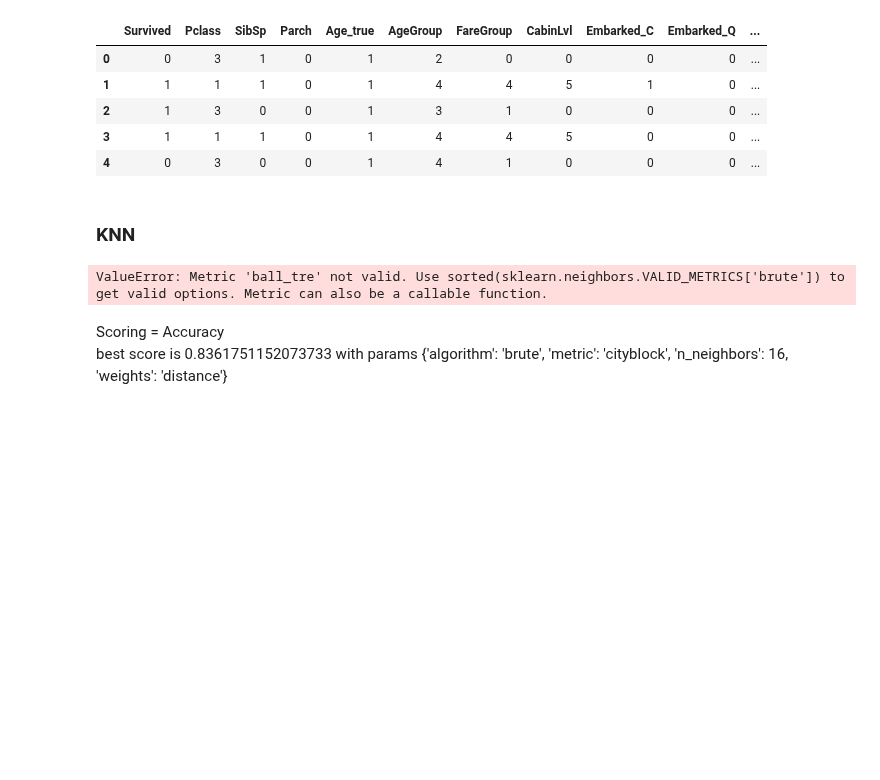
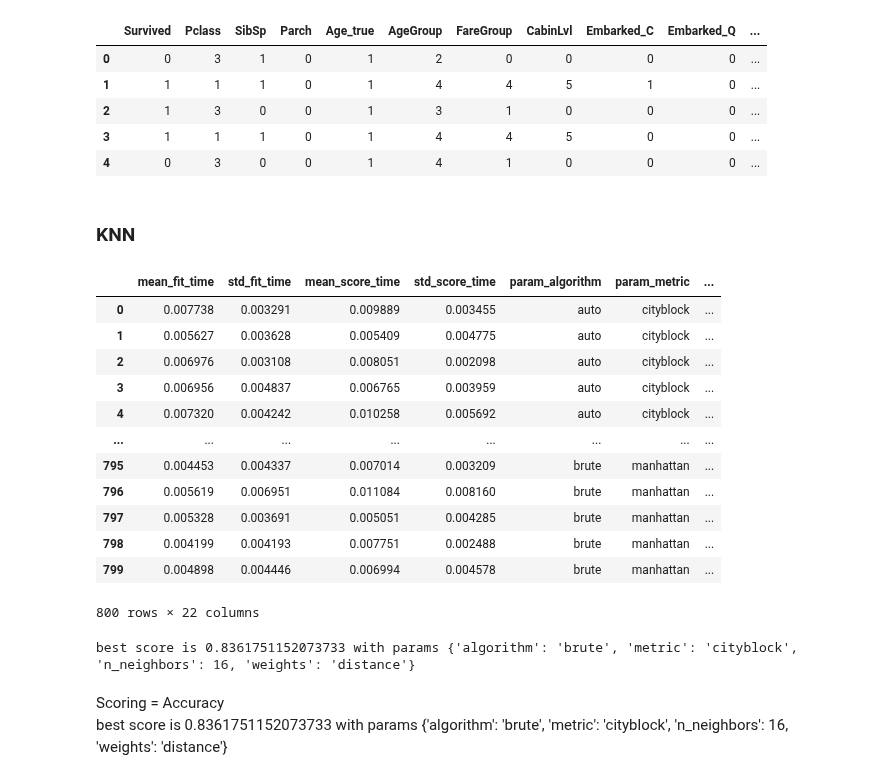
Before and after one commit to mariusjb/dm1-titanic, a Jupyter notebook: codes_chrisi_KNN_DecisionTree.ipynb, the cells around one changed output. Saved outputs shown, nothing was run; the diff lists cells and outputs as text; code cells hidden in the pictures; blank space fills up the shorter version.

```diff
--- a/codes_chrisi_KNN_DecisionTree.ipynb
+++ b/codes_chrisi_KNN_DecisionTree.ipynb
@@ -49,35 +49,48 @@ random.seed(10)
 
 # create an estimator
 knn = KNeighborsClassifier()
 
 # specify the parameter grid
 parameters = {
     'n_neighbors': range(1, 21),
     #'p': range(1,5),
     'weights': ['uniform', 'distance'],
-    'metric': ['cityblock', 'ball_tre', 'euclidean', 'l1', 'l2', 'manhattan', 'nan_euclidean'],
+    'metric': ['cityblock', 'euclidean', 'l1', 'l2', 'manhattan'],
     'algorithm': ['auto', 'ball_tree', 'kd_tree', 'brute']
     #'leaf_size': range(10,61)
 
 }
 
 # specify the cross validation
 stratified_10_fold_cv = StratifiedKFold(n_splits=10, shuffle=True, random_state=42)
 
 # create the grid search instance
 grid_search_estimator = GridSearchCV(knn, parameters, scoring='accuracy', cv=stratified_10_fold_cv, return_train_score=False, error_score = 'raise')
 
 # run the grid search
 grid_search_estimator.fit(X_train,y_train)
 
 # print the results of all hyper-parameter combinations
 results = pd.DataFrame(grid_search_estimator.cv_results_)
 display(results)
 
 # print the best parameter setting
 print("best score is {} with params {}".format(grid_search_estimator.best_score_, grid_search_estimator.best_params_))
 # %% [output]
+|  | mean_fit_time | std_fit_time | mean_score_time | std_score_time | param_algorithm | param_metric | ... |
+| 0 | 0.007738 | 0.003291 | 0.009889 | 0.003455 | auto | cityblock | ... |
+| 1 | 0.005627 | 0.003628 | 0.005409 | 0.004775 | auto | cityblock | ... |
+| 2 | 0.006976 | 0.003108 | 0.008051 | 0.002098 | auto | cityblock | ... |
+| 3 | 0.006956 | 0.004837 | 0.006765 | 0.003959 | auto | cityblock | ... |
+| 4 | 0.007320 | 0.004242 | 0.010258 | 0.005692 | auto | cityblock | ... |
+| ... | ... | ... | ... | ... | ... | ... | ... |
+| 795 | 0.004453 | 0.004337 | 0.007014 | 0.003209 | brute | manhattan | ... |
+| 796 | 0.005619 | 0.006951 | 0.011084 | 0.008160 | brute | manhattan | ... |
+| 797 | 0.005328 | 0.003691 | 0.005051 | 0.004285 | brute | manhattan | ... |
+| 798 | 0.004199 | 0.004193 | 0.007751 | 0.002488 | brute | manhattan | ... |
+| 799 | 0.004898 | 0.004446 | 0.006994 | 0.004578 | brute | manhattan | ... |
-ValueError: Metric 'ball_tre' not valid. Use sorted(sklearn.neighbors.VALID_METRICS['brute']) to get valid options. Metric can also be a callable function.
+800 rows × 22 columns
+best score is 0.8361751152073733 with params {'algorithm': 'brute', 'metric': 'cityblock', 'n_neighbors': 16, 'weights': 'distance'}
 # %% [markdown]
 Scoring = Accuracy
 best score is 0.8361751152073733 with params {'algorithm': 'brute', 'metric': 'cityblock', 'n_neighbors': 16, 'weights': 'distance'}
```
